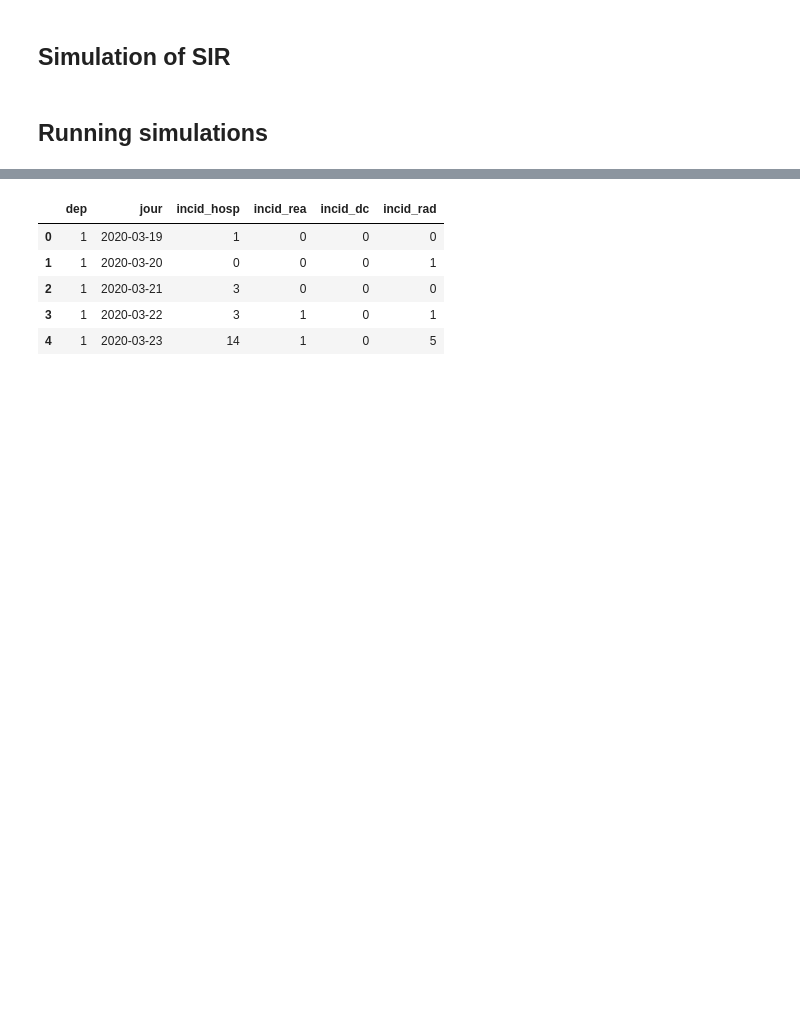
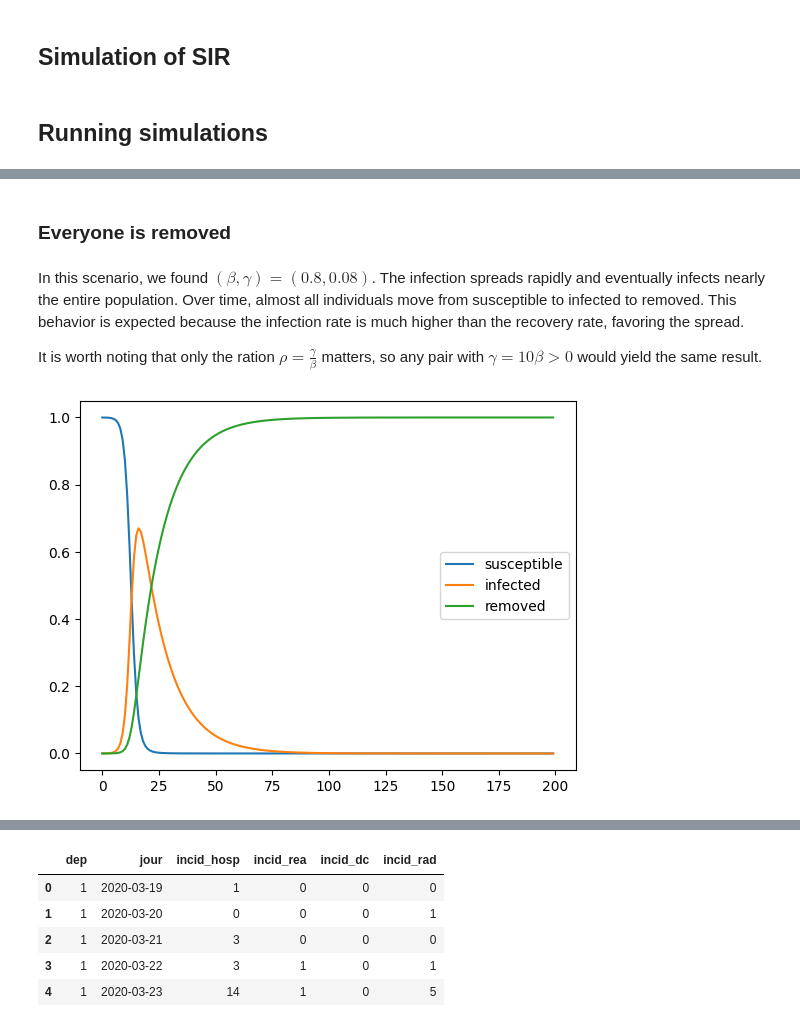
Before and after one commit to Vinschers/queueing-theory, a Jupyter notebook: Project1_DUTRA_VICENTIN.ipynb, the cells around one changed output, grey strips where cells are left out. Saved outputs shown, nothing was run; the diff lists cells and outputs as text; code cells hidden in the pictures; blank space fills up the shorter version.

```diff
--- a/Project1_DUTRA_VICENTIN.ipynb
+++ b/Project1_DUTRA_VICENTIN.ipynb
@@ -111,3 +128,21 @@ def plot_simulation(s_sir, i_sir, r_sir, t_sir, s_markov, i_markov, r_markov, t_
 
     plt.tight_layout(rect=[0, 0, 1, 0.95])
     plt.show()
+# %% [markdown]
+### Everyone is removed
+# %% [markdown]
+In this scenario, we found $(\beta, \gamma) = (0.8, 0.08)$.
+The infection spreads rapidly and eventually infects nearly the entire population. Over time, almost all individuals move from susceptible to infected to removed.
+This behavior is expected because the infection rate is much higher than the recovery rate, favoring the spread.
+
+It is worth noting that only the ration $\rho = \frac{\gamma}{\beta}$ matters, so any pair with $\gamma = 10 \beta > 0$ would yield the same result.
+# %%
+beta = 0.8
+gamma = 0.08
+T_max = 200
+N = 10_000
+
+s, i, r, T = SIR(N, np.arange(T_max), beta, gamma)
+plot_simulation(T, s, i, r)
+# %% [output]
+[figure, added]
```
Also changed, not shown: parts of 12 cells of this notebook, 1 other file.
